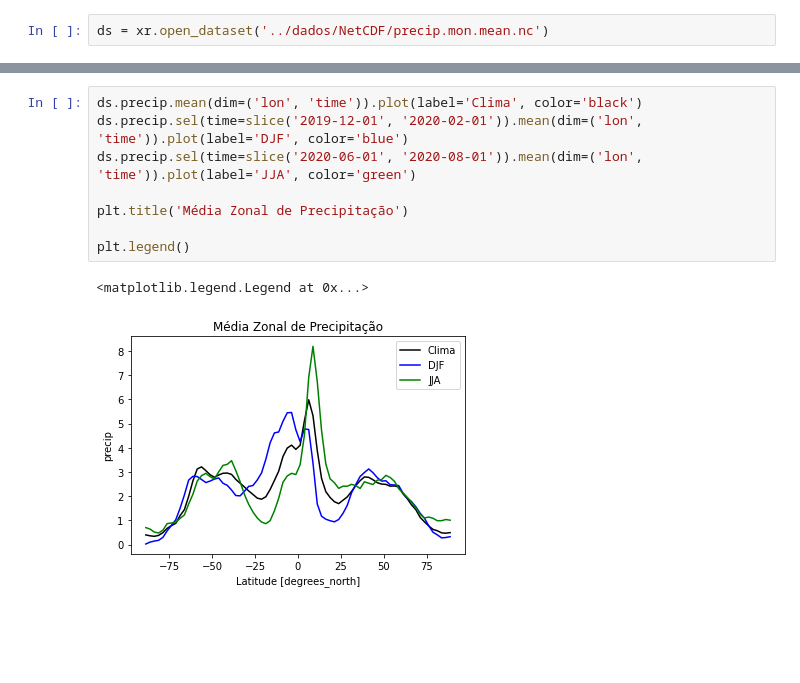
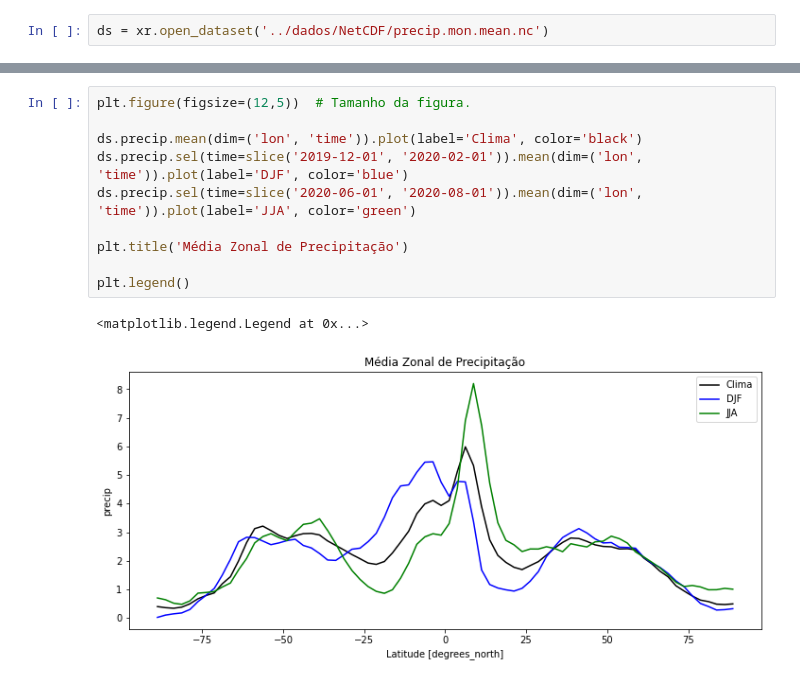
Before and after one commit to jgmsantos/projetospython, a Jupyter notebook: meteorologia/media_zonal.ipynb, the cells around one changed output, grey strips where cells are left out. Saved outputs shown, nothing was run; the diff lists cells and outputs as text; blank space fills up the shorter version.

```diff
--- a/meteorologia/media_zonal.ipynb
+++ b/meteorologia/media_zonal.ipynb
@@ -24,13 +24,15 @@ Data variables:
     References:            http://www.psl.noaa.gov/data/gridded/data.gpcp.html
     data_comment:          Interim data covers 2022/03 through latest.
 # %%
+plt.figure(figsize=(12,5))  # Tamanho da figura.
+
 ds.precip.mean(dim=('lon', 'time')).plot(label='Clima', color='black')
 ds.precip.sel(time=slice('2019-12-01', '2020-02-01')).mean(dim=('lon', 'time')).plot(label='DJF', color='blue')
 ds.precip.sel(time=slice('2020-06-01', '2020-08-01')).mean(dim=('lon', 'time')).plot(label='JJA', color='green')
 
 plt.title('Média Zonal de Precipitação')
 
 plt.legend()
 # %% [output]
 <matplotlib.legend.Legend at 0x...>
-[figure, old version]
+[figure, new version]
```
